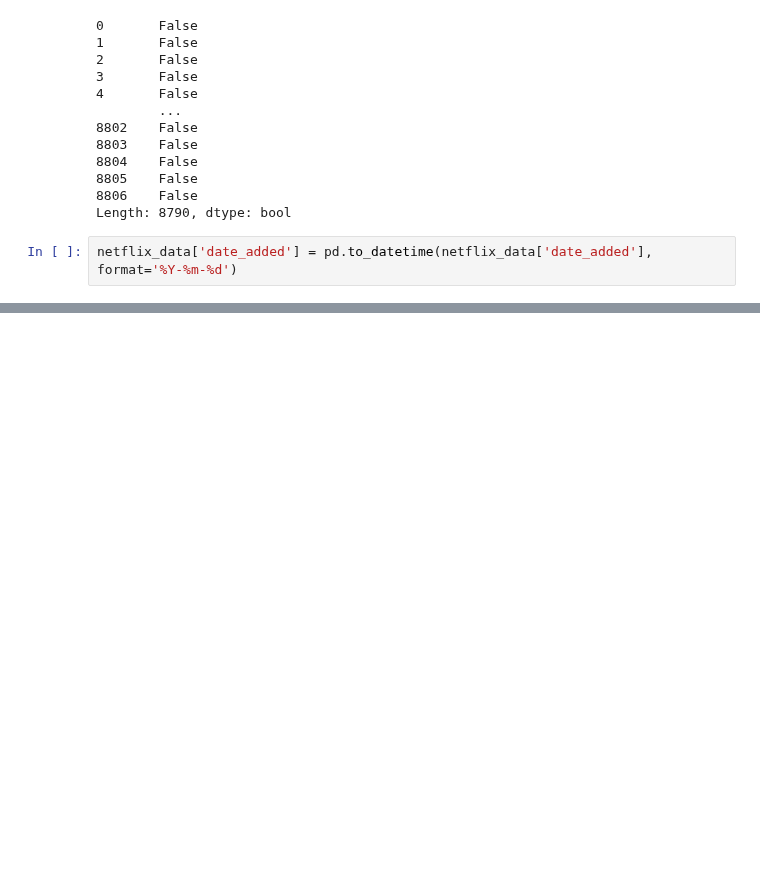
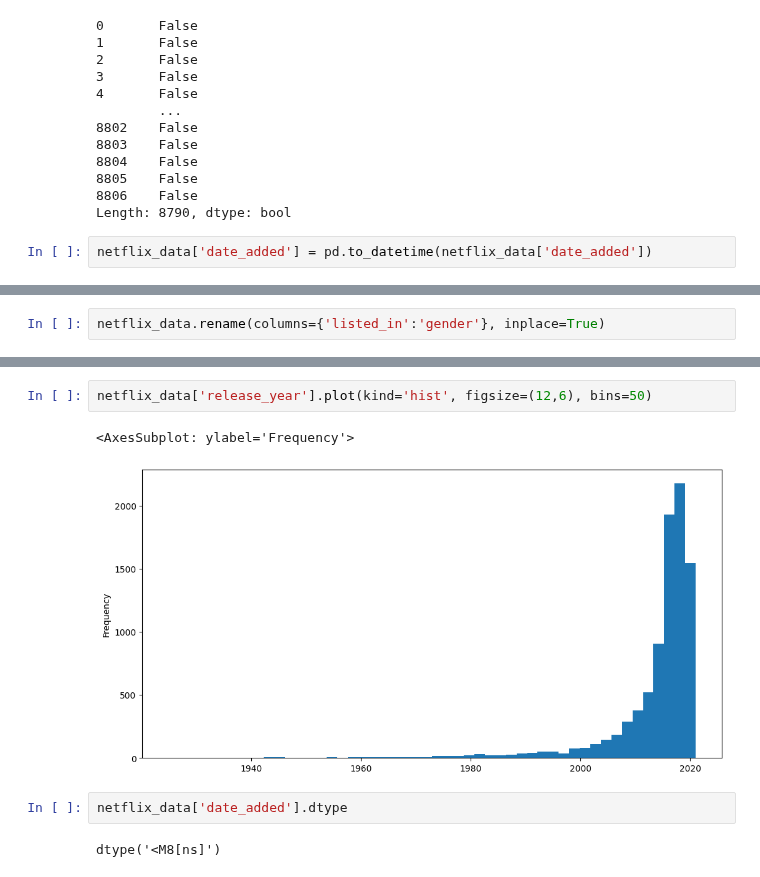
Before and after one commit to adrienschmitz/exercises, a Jupyter notebook: Netflix_Movies_TV_Shows/Netflix_Movies_TV_Shows.ipynb, the cells around one changed output, grey strips where cells are left out. Drawn from its saved outputs; the diff is of its cells as text; blank space fills up the shorter version.

Commit message:
still working in netflix DF

```diff
--- a/Netflix_Movies_TV_Shows/Netflix_Movies_TV_Shows.ipynb
+++ b/Netflix_Movies_TV_Shows/Netflix_Movies_TV_Shows.ipynb
@@ -89,4 +89,4 @@ netflix_data.duplicated()
 8806    False
 Length: 8790, dtype: bool
 # %%
-netflix_data['date_added'] = pd.to_datetime(netflix_data['date_added'], format='%Y-%m-%d')
+netflix_data['date_added'] = pd.to_datetime(netflix_data['date_added'])
@@ -94,0 +155,2 @@ ValueError: time data "September 25, 2021" at position 0 doesn't match format sp
+# %%
+netflix_data.rename(columns={'listed_in':'gender'}, inplace=True)
@@ -94,0 +166,9 @@ ValueError: time data "September 25, 2021" at position 0 doesn't match format sp
+# %%
+netflix_data['release_year'].plot(kind='hist', figsize=(12,6), bins=50)
+# %% [output]
+<AxesSubplot: ylabel='Frequency'>
+[figure, added]
+# %%
+netflix_data['date_added'].dtype
+# %% [output]
+dtype('<M8[ns]')
```
Also changed, not shown: parts of 7 cells of this notebook, 1 other file.
